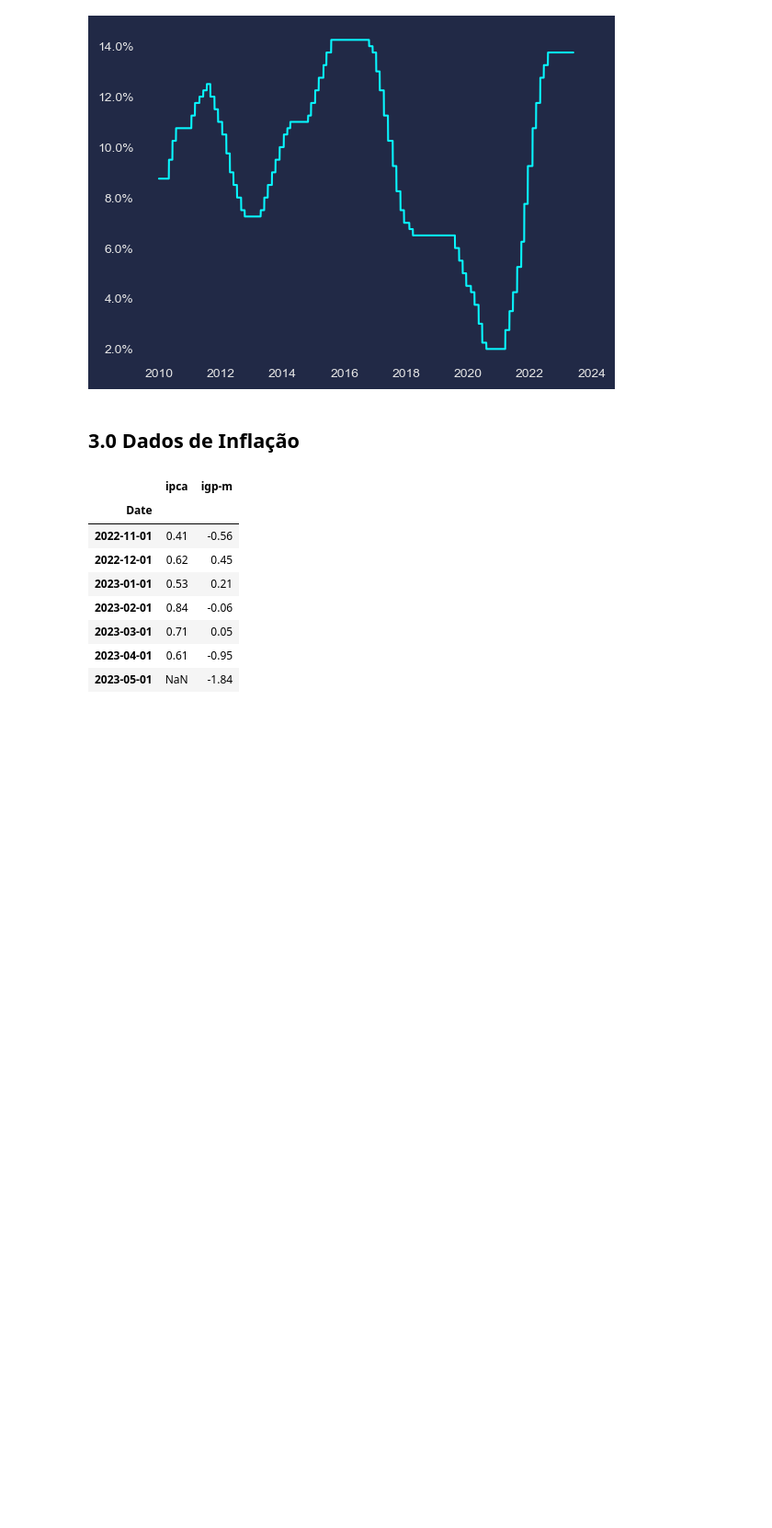
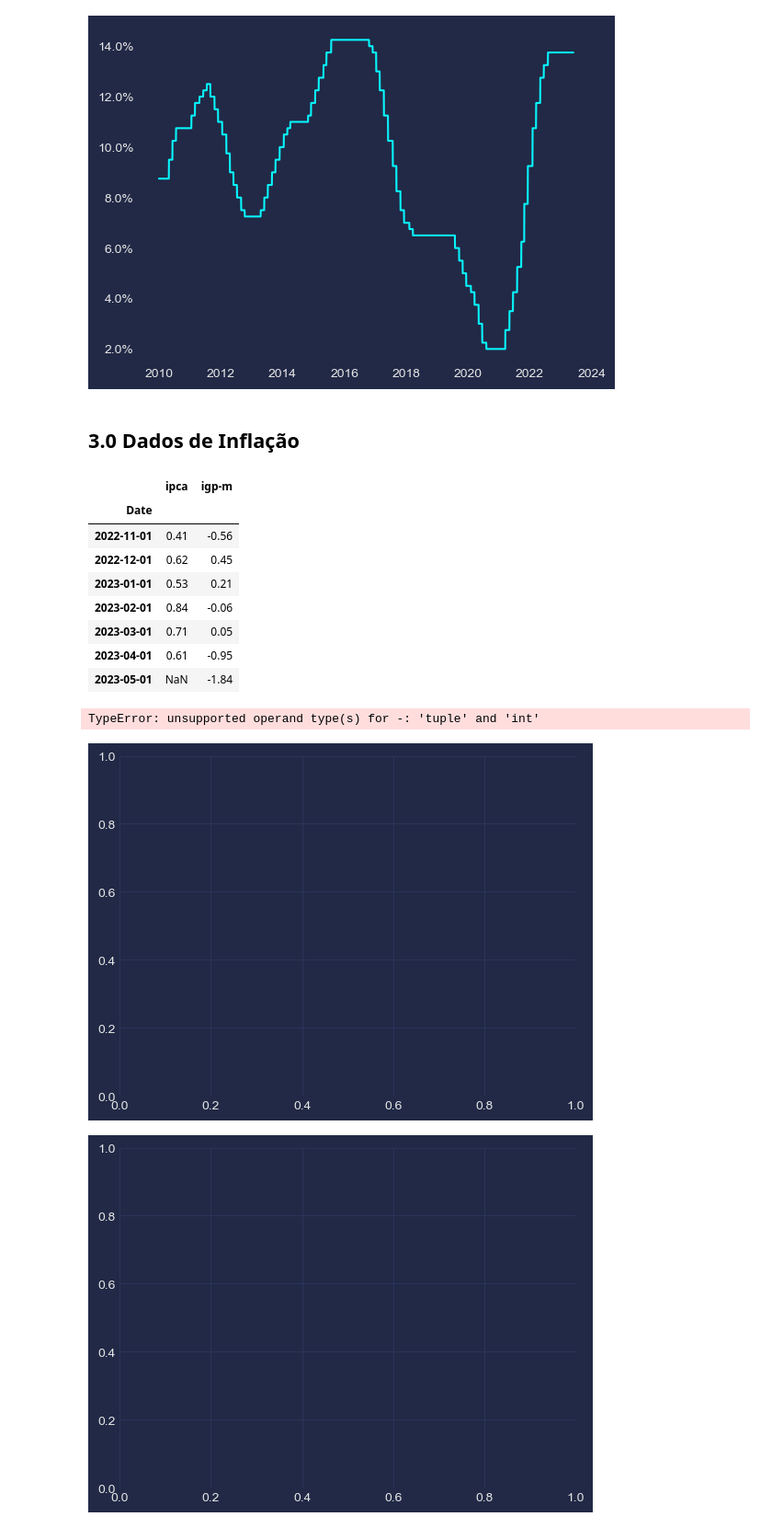
Before and after one commit to fcardosoo/Python-Mercado-Financeiro-Buscar-dados-do-BC-SELIC-IPCA-IGPM-USD, a Jupyter notebook: Pegar dados do Banco Central.ipynb, the cells around one changed output. Shown at 92% size. Cells and saved outputs as stored; diff of their text form; code cells hidden in the pictures; blank space fills up the shorter version.

```diff
--- a/Pegar dados do Banco Central.ipynb
+++ b/Pegar dados do Banco Central.ipynb
@@ -88,0 +87,26 @@ inflacao
+# %%
+# Gráfico
+
+datas_numericas = date2num(inflacao.index)
+
+datas_numericas = plt.subplots()
+
+fig, ax = plt.subplots()
+
+ax.bar(datas_numericas-7, inflacao['ipca'], label = 'IPCA', width = 7)
+ax.bar(datas_numericas, inflacao['igp-m'], label = 'IGP-M', width = 7)
+
+ax.yaxis.set_major_formatter(mtick.PercentFormatter())
+ax.xaxis_date()
+formato_data = mdates.DateFormatter('%b-%y')
+ax.xaxis.set_major_formatter(formato_data)
+ax.grid(False)
+plt.axhline(y=0, color='w')
+plt.legend()
+plt.savefig('inflacao.png', dpi = 300)
+
+plt.show()
+# %% [output]
+TypeError: unsupported operand type(s) for -: 'tuple' and 'int'
+[figure, added]
+[figure, added]
```
Also changed, not shown: parts of 1 cell of this notebook.
